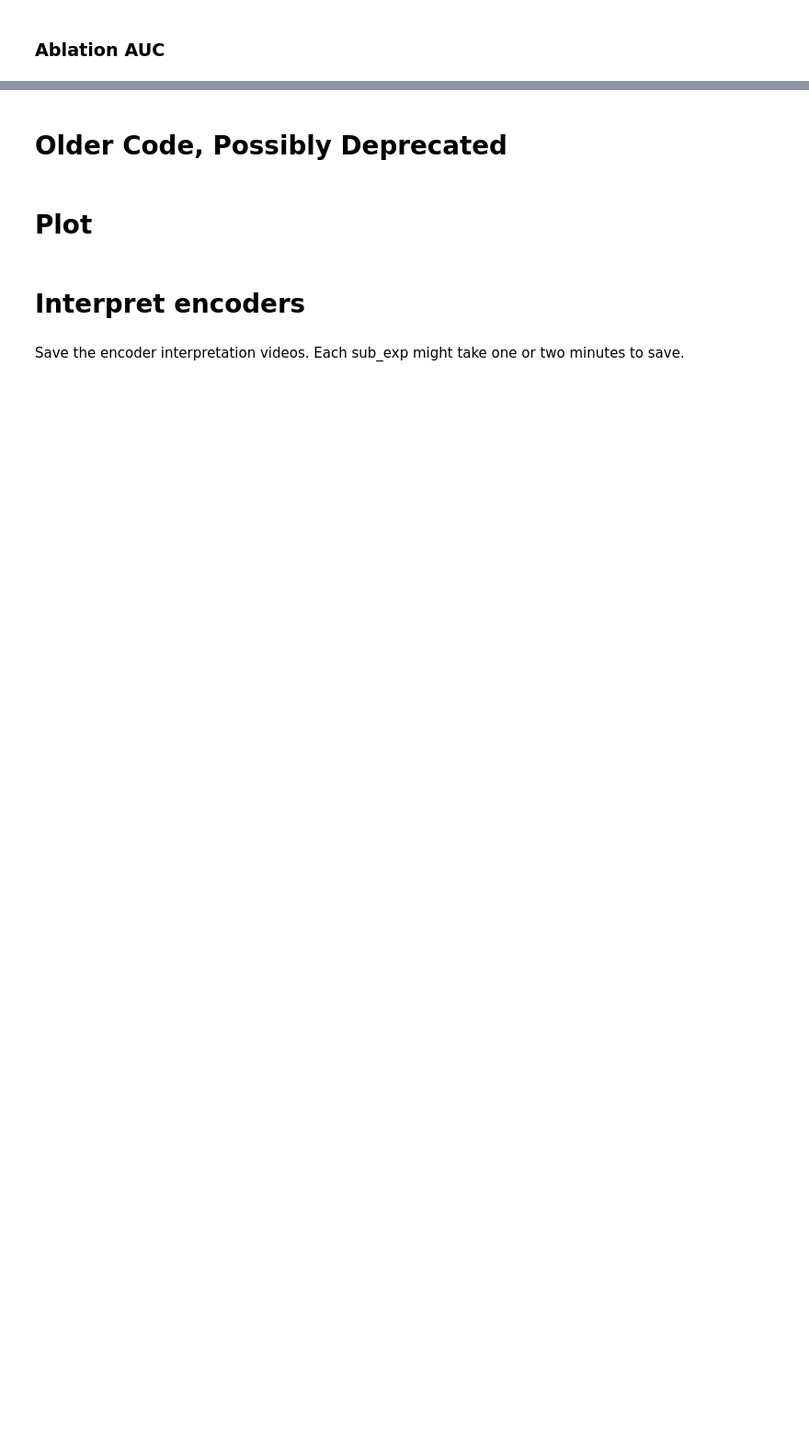
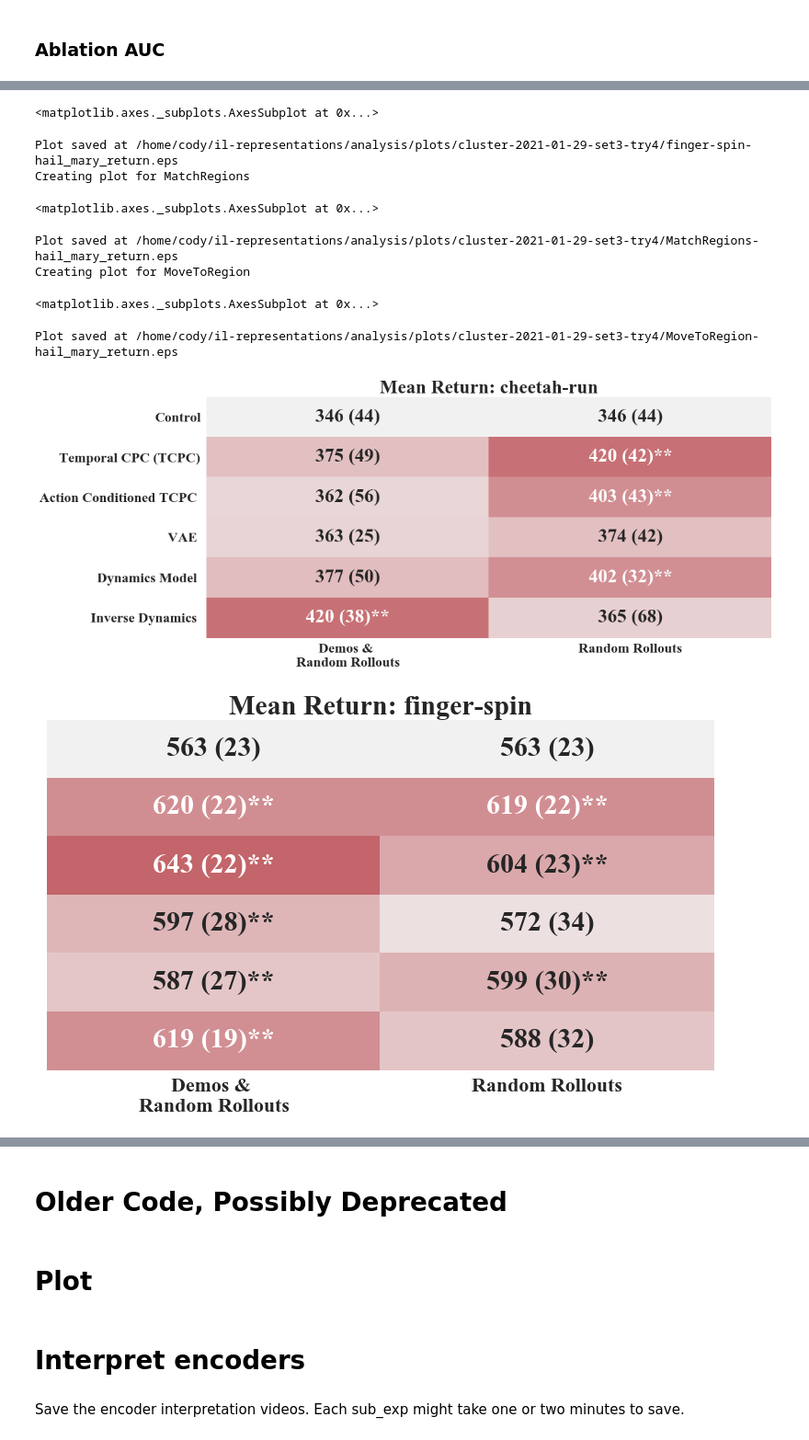
Before and after one commit to HumanCompatibleAI/eirli, a Jupyter notebook: analysis/plot.ipynb, the cells around one changed output, grey strips where cells are left out. Shown at 92% size. Drawn from its saved outputs; the diff is of its cells as text; code cells hidden in the pictures; blank space fills up the shorter version.

```diff
--- a/analysis/plot.ipynb
+++ b/analysis/plot.ipynb
@@ -1192,10 +1098,12 @@ for env in envs:
                                      plot_config['control_idx'], algo_order, verbose=False)
     pooled_dfs = create_pooled_dfs(pivoted_dfs, control_idx=plot_config['control_idx'])
     kwargs = {}
-    if env in right_envs:
-        kwargs = {'show_cbar': False}
+
     if env in left_envs:
         kwargs = {'show_ylabel': False}
+
+    if env == 'MoveToRegion':
+        kwargs['min_max_vals'] = (-.2, .2)
     env_plot = task_return_heatmap(env, pooled_dfs, control_key=control_idx, **kwargs)
     display(env_plot)
     save_eps(env_plot, env, 'froco_return')
@@ -1249,8 +1157,7 @@ for env in envs:
                                      plot_config['control_idx'], algo_order, verbose=False)
     pooled_dfs = create_pooled_dfs(pivoted_dfs, control_idx=plot_config['control_idx'])
     kwargs = {}
-    if env in right_envs:
-        kwargs = {'show_cbar': False}
+
     if env in left_envs:
         kwargs = {'show_ylabel': False}
     env_plot = task_auc_heatmap(env, pooled_dfs, control_key=control_idx, **kwargs)
@@ -1346,12 +1253,11 @@ for env in envs:
                                      plot_config['control_idx'], algo_order, verbose=False)
     pooled_dfs = create_pooled_dfs(pivoted_dfs, control_idx=plot_config['control_idx'])
     kwargs = {}
-    if env in right_envs:
-        kwargs = {'show_cbar': False}
+
     if env in left_envs:
         kwargs = {'show_ylabel': False}
     if env in center_envs:
-        kwargs = {'show_ylabel': False, 'show_cbar': False}
+        kwargs = {'show_ylabel': False}
     env_plot = task_return_heatmap(env, pooled_dfs, control_key=control_idx, narrow=True, **kwargs)
     display(env_plot)
     save_eps(env_plot, env, 'ablation_return')
@@ -1405,12 +1294,11 @@ for env in envs:
                                      plot_config['control_idx'], algo_order, verbose=False)
     pooled_dfs = create_pooled_dfs(pivoted_dfs, control_idx=plot_config['control_idx'])
     kwargs = {}
-    if env in right_envs:
-        kwargs = {'show_cbar': False}
+
     if env in left_envs:
         kwargs = {'show_ylabel': False}
     if env in center_envs:
-        kwargs = {'show_cbar': False, 'show_ylabel': False}
+        kwargs = {'show_ylabel': False}
     env_plot = task_auc_heatmap(env, pooled_dfs, control_key=control_idx, show_sig=True, narrow=True, **kwargs)
     display(env_plot)
     save_eps(env_plot, env, 'ablation_auc')
@@ -1433,0 +1376,51 @@ Plot saved at /home/cody/il-representations/analysis/plots/cluster-2021-01-29-se
+# %%
+## Configs for baseline plots
+
+new_ret_col_lookup = {
+    'MatchRegions': 'Manual Average',
+    'MoveToRegion': 'Manual Average',
+    'MoveToCorner': 'Manual Average',
+    'finger-spin': 'return_mean',
+    'cheetah-run': 'return_mean'
+}
+
+range_lookup = {
+    'MatchRegions': (-.1, .1),
+    'MoveToRegion': (-.1, .1),
+    'MoveToCorner': (-.1, .1),
+    'finger-spin': (-100, 100),
+    'cheetah-run': (-100, 100)
+}
+
+# Set plot properties according to where we want to position it in paper
+right_envs = ['MatchRegions', 'cheetah-run']
+left_envs = ['MoveToRegion', 'finger-spin']
+
+algo_order = ["Control", "Temporal CPC (TCPC)", "Action Conditioned TCPC ", "VAE ", "Dynamics Model ",
+              "Inverse Dynamics "]
+
+
+
+for env in envs:
+    print(f"Creating plot for {env}")
+    # CHANGE ME FOR EACH PLOT
+    plot_config = hail_mary_plot_config_lookup[env]
+    # CHANGE ME IF SWITCHING BETWEEN AUC AND RETURN
+    manually_averaged_dfs = create_non_colour_average_column(raw_return_dataframes)
+    pivoted_dfs = create_pivoted_dfs(manually_averaged_dfs, new_ret_col_lookup,
+                                     plot_config['blacklist_terms'], plot_config['whitelist_lookups'],
+                                     plot_config['control_idx'], algo_order, verbose=False)
+    pooled_dfs = create_pooled_dfs(pivoted_dfs, control_idx=plot_config['control_idx'])
+    kwargs = {}
+    if env in left_envs:
+        kwargs = {'show_ylabel': False}
+    min_max_vals = range_lookup[env]
+    env_plot = task_return_heatmap(env, pooled_dfs, control_key=control_idx,min_max_vals=min_max_vals , **kwargs)
+    display(env_plot)
+    # CHANGE ME TO SAVE PROPERLY
+    save_eps(env_plot, env, 'hail_mary_return')
+
+# # to be paranoid
+del pivoted_dfs
+del pooled_dfs
+# %% [output]
@@ -1433,0 +1431,10 @@ Plot saved at /home/cody/il-representations/analysis/plots/cluster-2021-01-29-se
+<matplotlib.axes._subplots.AxesSubplot at 0x...>
+Plot saved at /home/cody/il-representations/analysis/plots/cluster-2021-01-29-set3-try4/finger-spin-hail_mary_return.eps
+Creating plot for MatchRegions
+<matplotlib.axes._subplots.AxesSubplot at 0x...>
+Plot saved at /home/cody/il-representations/analysis/plots/cluster-2021-01-29-set3-try4/MatchRegions-hail_mary_return.eps
+Creating plot for MoveToRegion
+<matplotlib.axes._subplots.AxesSubplot at 0x...>
+Plot saved at /home/cody/il-representations/analysis/plots/cluster-2021-01-29-set3-try4/MoveToRegion-hail_mary_return.eps
+[figure, added]
+[figure, added]
```
Also changed, not shown: parts of 29 cells of this notebook.
